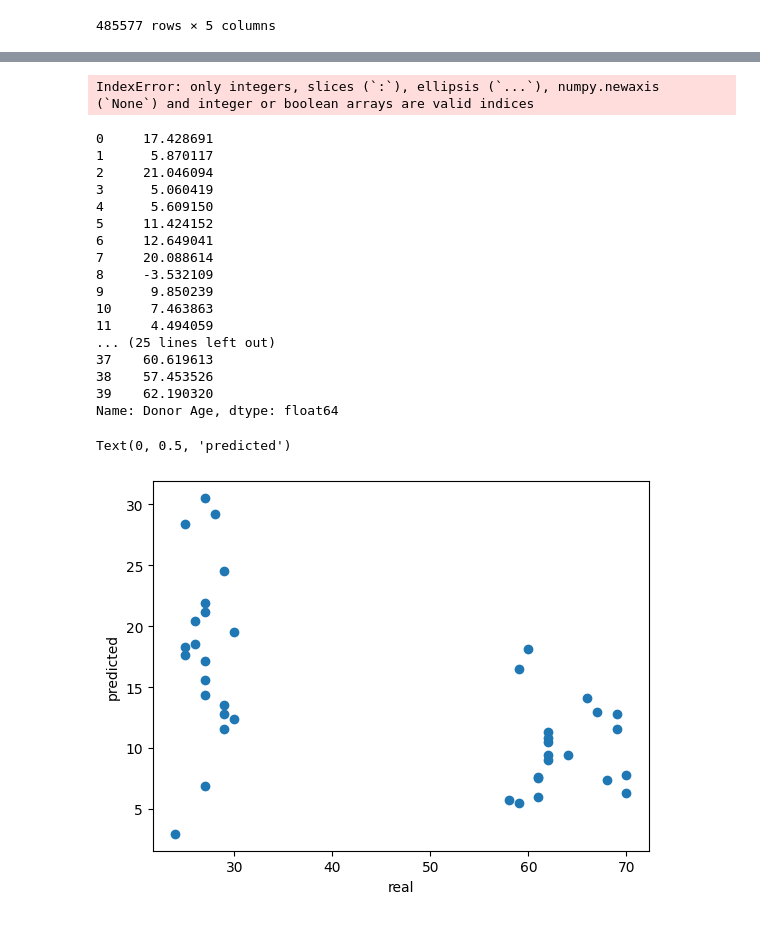
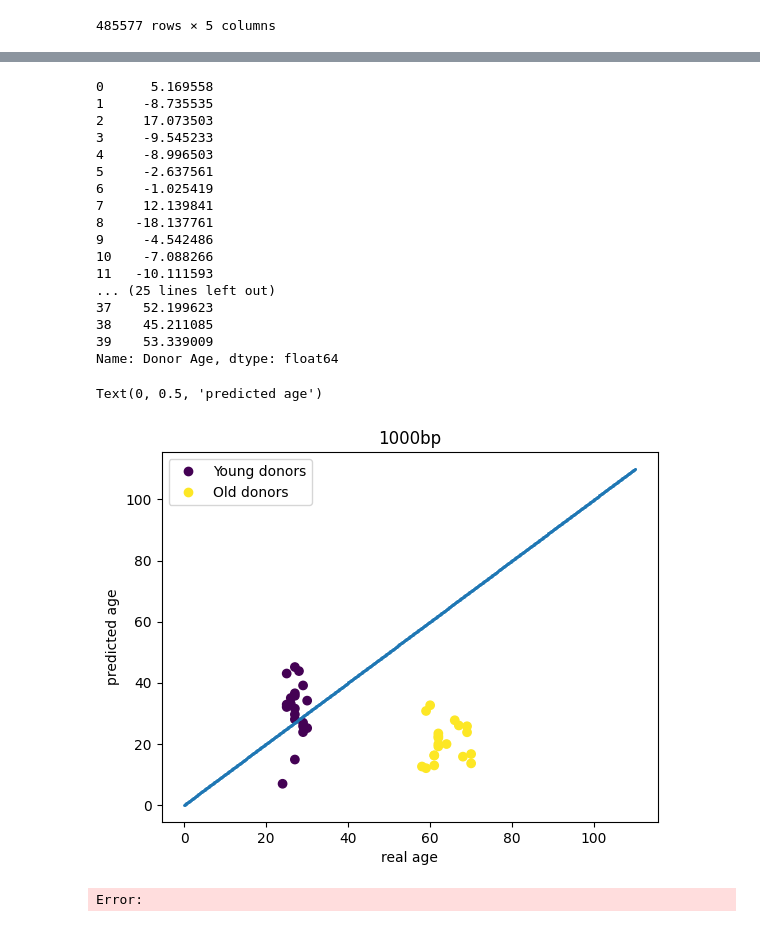
Before and after one commit to emi-lex/methylation_jb, a Jupyter notebook: code/horvath_clock_1000bp.ipynb, the cells around one changed output, grey strips where cells are left out. Cells and saved outputs as stored; diff of their text form; code cells hidden in the pictures.

Commit message:
horvath clock on zeroes and 1000bp (not refactored and ugly)

```diff
--- a/code/horvath_clock_1000bp.ipynb
+++ b/code/horvath_clock_1000bp.ipynb
@@ -37,7 +37,7 @@ position = position.astype(int)
 def compare_chr(chr1, p1, chr2, p2):
     return chr1 < chr2 or (chr1 == chr2 and p1 < p2)
 
-def binary_search(c, p, lu):
+def binary_search(c, p, lu="lower"):
     if lu == "lower":
         left = 0
         right = len(chromosome)
@@ -111,7 +111,5 @@ NameError: name 'features_arr' is not defined
 # %%
-out = (data.values[horvath_ind_left][:, 1:] / 100).astype(np.float64).transpose().dot(coefs.astype(np.float64))
+out = (data.values[horvath_ind_left][:, 1:] / 100).astype(np.float64).transpose().dot(coefs.astype(np.float64)) + 0.695507258
-# %% [output]
-IndexError: only integers, slices (`:`), ellipsis (`...`), numpy.newaxis (`None`) and integer or boolean arrays are valid indices
 # %%
 def F_inv(x):
     if x < 0:
@@ -124,27 +122,36 @@ predicted_age = np.vectorize(F_inv)(out)
 real_age = pd.read_csv("../data/RRBS.phase1_yo_datasets.Monocyte.tsv", sep='\t')
 real_age["Donor Age"] - predicted_age
 # %% [output]
-0     17.428691
-1      5.870117
-2     21.046094
-3      5.060419
-4      5.609150
-5     11.424152
-6     12.649041
-7     20.088614
-8     -3.532109
-9      9.850239
-10     7.463863
-11     4.494059
+0      5.169558
+1     -8.735535
+2     17.073503
+3     -9.545233
+4     -8.996503
+5     -2.637561
+6     -1.025419
+7     12.139841
+8    -18.137761
+9     -4.542486
+10    -7.088266
+11   -10.111593
 ... (25 lines left out)
-37    60.619613
-38    57.453526
-39    62.190320
+37    52.199623
+38    45.211085
+39    53.339009
 Name: Donor Age, dtype: float64
+# %%
+def label(index):
+    return 0 if index[0] == "Y" else 1
+# %%
+labels = real_age["Donor ID"].apply(label)
 # %%
-plt.scatter(real_age["Donor Age"].astype(np.float64), predicted_age.astype(np.float64))
-plt.xlabel('real')
-plt.ylabel('predicted')
+scatter1 = plt.scatter(real_age["Donor Age"].astype(np.float64), predicted_age.astype(np.float64), c=labels)
+plt.scatter(np.linspace(0, 110, 1000), np.linspace(0, 110, 1000), s=1)
+plt.legend(handles=scatter1.legend_elements()[0], labels=["Young donors", "Old donors"])
+plt.title("1000bp")
+plt.xlabel('real age')
+plt.ylabel('predicted age')
 # %% [output]
-Text(0, 0.5, 'predicted')
+Text(0, 0.5, 'predicted age')
-[figure, old version]
+[figure, new version]
+Error:
```
Also changed, not shown: parts of 8 cells of this notebook, 1 other file.
